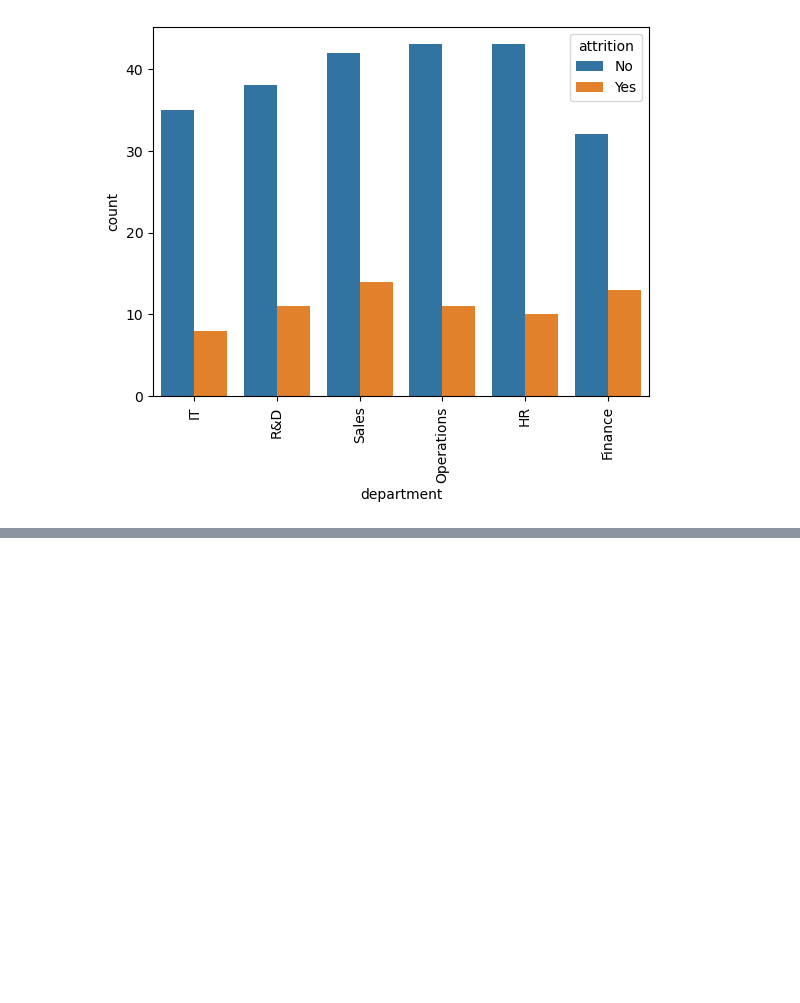
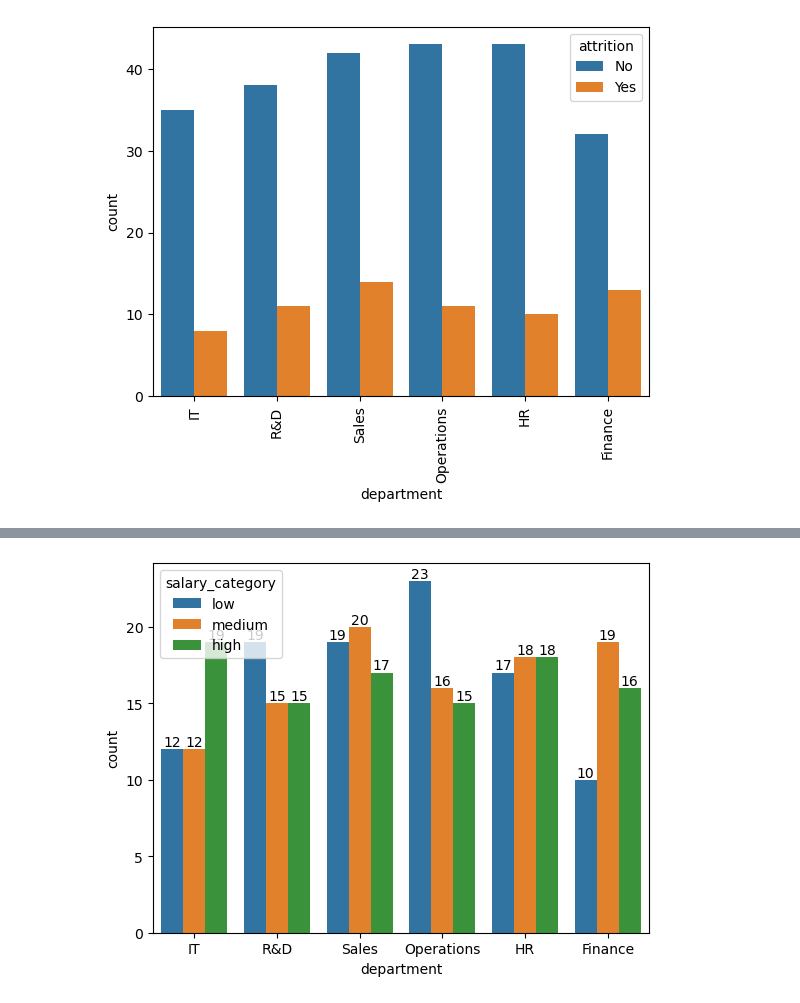
Before and after one commit to sagarnbeedi-analytics/data-analytics-portfolio, a Jupyter notebook: PYTHON/EDA/main.ipynb, the cells around one changed output, grey strips where cells are left out. Saved outputs shown, nothing was run; the diff lists cells and outputs as text; code cells hidden in the pictures; blank space fills up the shorter version.

```diff
--- a/PYTHON/EDA/main.ipynb
+++ b/PYTHON/EDA/main.ipynb
@@ -255,0 +274,5 @@ NOTE when ever you have large labels you can use xticks function of plt library
+# %%
+df['salary_category']=pd.qcut(
+    df['salary'],q=3,labels=['low','medium','high']
+)
+df['salary_category'].value_counts()
@@ -255,0 +289,7 @@ NOTE when ever you have large labels you can use xticks function of plt library
+# %%
+plot=sns.countplot(data=df,x='department',hue='salary_category')
+for x in plot.containers:
+    plot.bar_label(x)
+plt.show()
+# %% [output]
+[figure, added]
```
Also changed, not shown: parts of 7 cells of this notebook.
